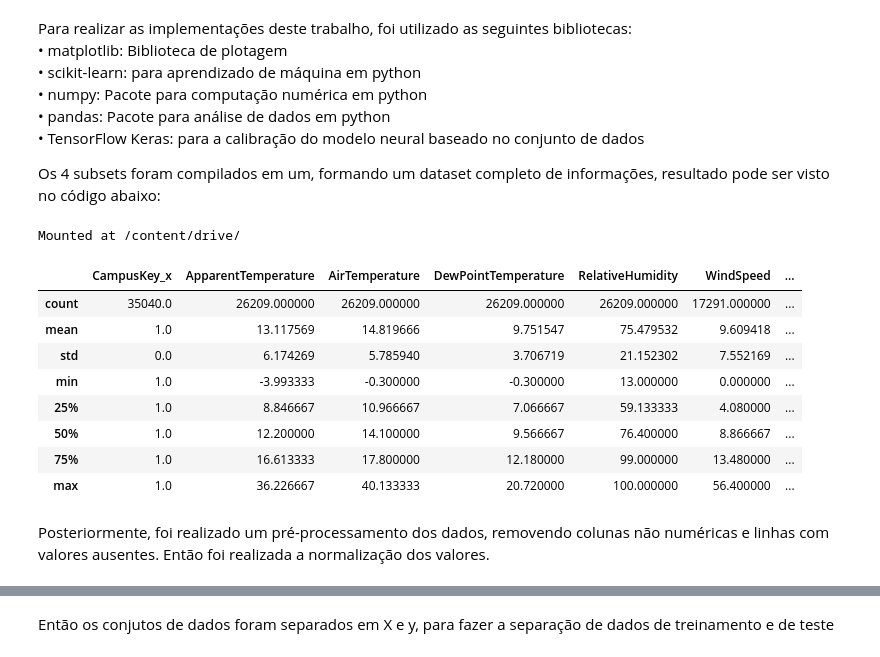
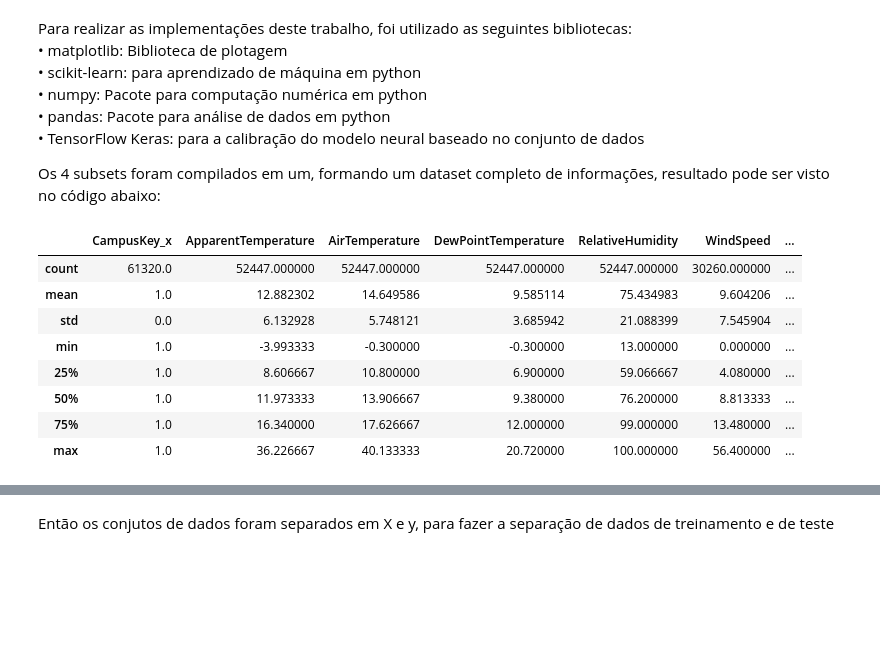
Before and after one commit to vinihsouza/ArticleColab, a Jupyter notebook: Article.ipynb, the cells around one changed output, grey strips where cells are left out. Cells and saved outputs as stored; diff of their text form; code cells hidden in the pictures; blank space fills up the shorter version.

```diff
--- a/Article.ipynb
+++ b/Article.ipynb
@@ -61,46 +114,50 @@ Para realizar as implementações deste trabalho, foi utilizado as seguintes bib
 
 Os 4 subsets foram compilados em um, formando um dataset completo de informações, resultado pode ser visto no código abaixo:
 # %%
-#importar bibliotecas
 import pandas as pd
-from google.colab import drive
+from datetime import datetime, timedelta
 
-# Montar o Google Drive
-drive.mount('/content/drive/', force_remount=True)
-
-# Caminhos dos arquivos CSV
-solar_generation_path = '/content/drive/My Drive/Colab Notebooks/SML/Article Dataset/Solar_Generation_sub.csv'
-solar_irradiance_path = '/content/drive/My Drive/Colab Notebooks/SML/Article Dataset/Solar_Irradiance.csv'
-solar_site_details_path = '/content/drive/My Drive/Colab Notebooks/SML/Article Dataset/Solar_Site_Details.csv'
-weather_data_path = '/content/drive/My Drive/Colab Notebooks/SML/Article Dataset/Weather_data_sub.csv'
+# Caminhos dos arquivos CSV (https://github.com/CDAC-lab/UNISOLAR)
+solar_generation_path = 'https://raw.githubusercontent.com/CDAC-lab/UNISOLAR/main/data/Solar_Generation_sub.csv'
+solar_irradiance_path = 'https://raw.githubusercontent.com/CDAC-lab/UNISOLAR/main/data/Solar_Irradiance.csv'
+solar_site_details_path = 'https://raw.githubusercontent.com/CDAC-lab/UNISOLAR/main/data/Solar_Site_Details.csv'
+weather_data_path = 'https://raw.githubusercontent.com/CDAC-lab/UNISOLAR/main/data/Weather_data_sub.csv'
 
 # Carregar os datasets como DataFrames
 solar_generation = pd.read_csv(solar_generation_path)
 weather_data = pd.read_csv(weather_data_path)
 solar_irradiance = pd.read_csv(solar_irradiance_path)
-solar_irradiance_Bundoora = solar_irradiance[solar_irradiance['Campus'] == 'Bundoora']
+solar_irradiance_Bundoora = solar_irradiance[solar_irradiance['Campus'] == 'Bundoora'].copy()
 solar_site_details = pd.read_csv(solar_site_details_path)
-solar_site_details_25 = solar_site_details[solar_site_details['SiteKey'] == 25]
+solar_site_details_25 = solar_site_details[solar_site_details['SiteKey'] == 25].copy()
+
+# Converter as colunas de 'Timestamp' para o tipo datetime
+solar_irradiance_Bundoora['Timestamp_UTC'] = pd.to_datetime(solar_irradiance_Bundoora['Timestamp_UTC'])
+weather_data['Timestamp'] = pd.to_datetime(weather_data['Timestamp'])
+solar_generation['Timestamp'] = pd.to_datetime(solar_generation['Timestamp'])
+
+# Atualizar os timestamps
+time_deltas = [timedelta(minutes=0), timedelta(minutes=15), timedelta(minutes=30), timedelta(minutes=45)]
+for delta in time_deltas:
+    solar_irradiance_Bundoora['Timestamp_UTC'] += delta
+
+# Quadriplicar os dados
+solar_irradiance_Bundoora = pd.concat([solar_irradiance_Bundoora] * 4, ignore_index=True)
 
 # Unir os datasets com base nas colunas em comum
 merged_data = pd.merge(weather_data, solar_generation, left_on=['CampusKey', 'Timestamp'], right_on=['CampusKey', 'Timestamp'], how='outer')
 merged_data = pd.merge(merged_data, solar_irradiance_Bundoora, left_on='Timestamp', right_on='Timestamp_UTC', how='outer')
 merged_data = pd.merge(merged_data, solar_site_details_25, on='SiteKey', how='outer')
 
-# Salvar o novo dataset em um arquivo CSV
-merged_data.to_csv('/content/drive/My Drive/Colab Notebooks/SML/Article Dataset/merged_dataset.csv', index=False)
-
+# Demonstrar informações sobre o dataset
 merged_data.describe()
 # %% [output]
-Mounted at /content/drive/
 |  | CampusKey_x | ApparentTemperature | AirTemperature | DewPointTemperature | RelativeHumidity | WindSpeed | ... |
-| count | 35040.0 | 26209.000000 | 26209.000000 | 26209.000000 | 26209.000000 | 17291.000000 | ... |
-| mean | 1.0 | 13.117569 | 14.819666 | 9.751547 | 75.479532 | 9.609418 | ... |
-| std | 0.0 | 6.174269 | 5.785940 | 3.706719 | 21.152302 | 7.552169 | ... |
+| count | 61320.0 | 52447.000000 | 52447.000000 | 52447.000000 | 52447.000000 | 30260.000000 | ... |
+| mean | 1.0 | 12.882302 | 14.649586 | 9.585114 | 75.434983 | 9.604206 | ... |
+| std | 0.0 | 6.132928 | 5.748121 | 3.685942 | 21.088399 | 7.545904 | ... |
 | min | 1.0 | -3.993333 | -0.300000 | -0.300000 | 13.000000 | 0.000000 | ... |
-| 25% | 1.0 | 8.846667 | 10.966667 | 7.066667 | 59.133333 | 4.080000 | ... |
-| 50% | 1.0 | 12.200000 | 14.100000 | 9.566667 | 76.400000 | 8.866667 | ... |
-| 75% | 1.0 | 16.613333 | 17.800000 | 12.180000 | 99.000000 | 13.480000 | ... |
+| 25% | 1.0 | 8.606667 | 10.800000 | 6.900000 | 59.066667 | 4.080000 | ... |
+| 50% | 1.0 | 11.973333 | 13.906667 | 9.380000 | 76.200000 | 8.813333 | ... |
+| 75% | 1.0 | 16.340000 | 17.626667 | 12.000000 | 99.000000 | 13.480000 | ... |
 | max | 1.0 | 36.226667 | 40.133333 | 20.720000 | 100.000000 | 56.400000 | ... |
-# %% [markdown]
-Posteriormente, foi realizado um pré-processamento dos dados, removendo colunas não numéricas e linhas com valores ausentes. Então foi realizada a normalização dos valores.
```
Also changed, not shown: parts of 23 cells of this notebook.
